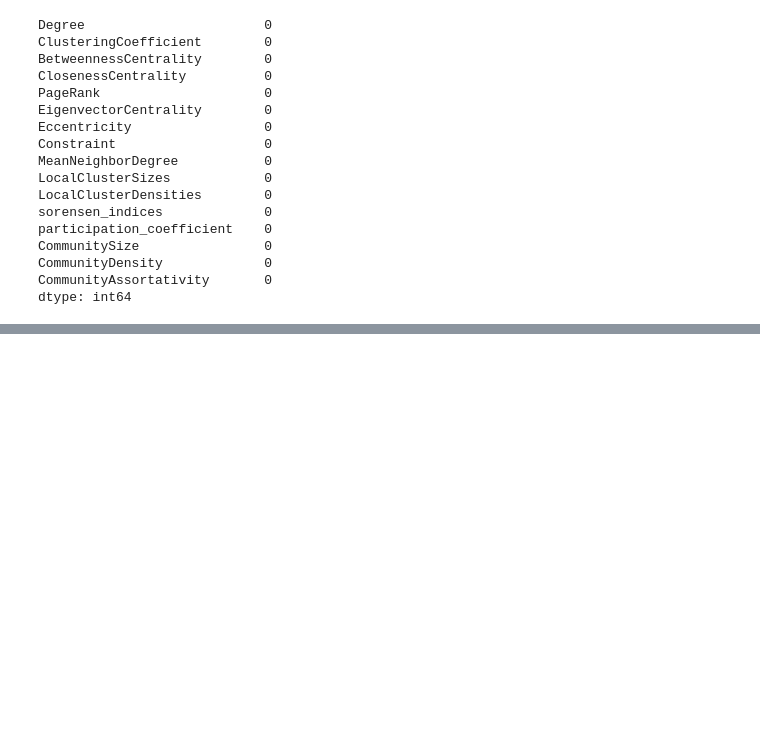
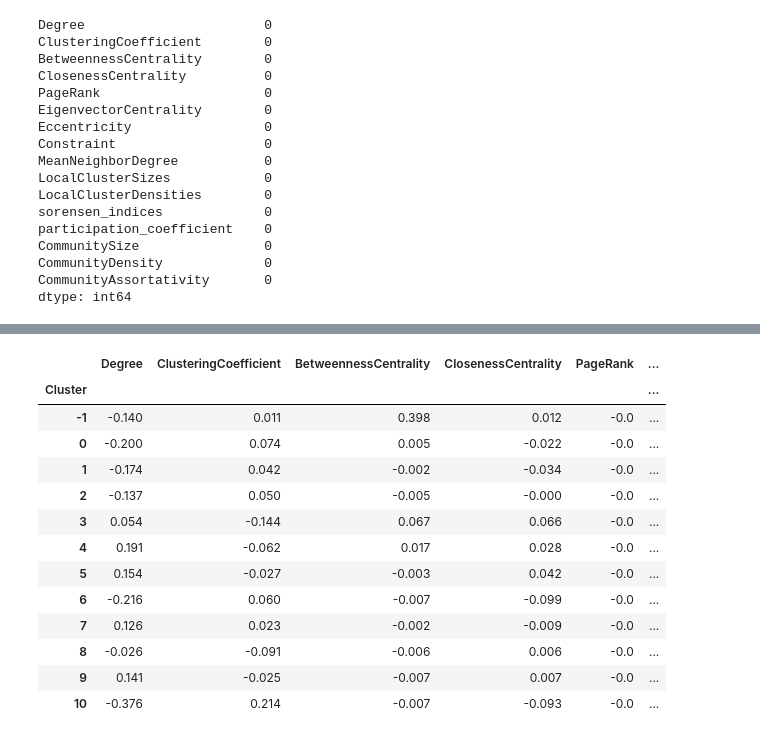
Before and after one commit to PSswathi/aai-510-group2-final-project, a Jupyter notebook: model_notebooks/dbscan.ipynb, the cells around one changed output, grey strips where cells are left out. Cells and saved outputs as stored; diff of their text form; code cells hidden in the pictures; blank space fills up the shorter version.

```diff
--- a/model_notebooks/dbscan.ipynb
+++ b/model_notebooks/dbscan.ipynb
@@ -101,0 +167,19 @@ features_w_initial_dbscan_labels.head()
+# %%
+global_means = features.drop(columns=["Cluster"]).mean()
+cluster_deltas = cluster_summary.subtract(global_means).round(3)
+cluster_deltas
+# %% [output]
+|  | Degree | ClusteringCoefficient | BetweennessCentrality | ClosenessCentrality | PageRank | ... |
+| Cluster |  |  |  |  |  | ... |
+| -1 | -0.140 | 0.011 | 0.398 | 0.012 | -0.0 | ... |
+| 0 | -0.200 | 0.074 | 0.005 | -0.022 | -0.0 | ... |
+| 1 | -0.174 | 0.042 | -0.002 | -0.034 | -0.0 | ... |
+| 2 | -0.137 | 0.050 | -0.005 | -0.000 | -0.0 | ... |
+| 3 | 0.054 | -0.144 | 0.067 | 0.066 | -0.0 | ... |
+| 4 | 0.191 | -0.062 | 0.017 | 0.028 | -0.0 | ... |
+| 5 | 0.154 | -0.027 | -0.003 | 0.042 | -0.0 | ... |
+| 6 | -0.216 | 0.060 | -0.007 | -0.099 | -0.0 | ... |
+| 7 | 0.126 | 0.023 | -0.002 | -0.009 | -0.0 | ... |
+| 8 | -0.026 | -0.091 | -0.006 | 0.006 | -0.0 | ... |
+| 9 | 0.141 | -0.025 | -0.007 | 0.007 | -0.0 | ... |
+| 10 | -0.376 | 0.214 | -0.007 | -0.093 | -0.0 | ... |
```
Also changed, not shown: parts of 18 cells of this notebook, 2 other files.
